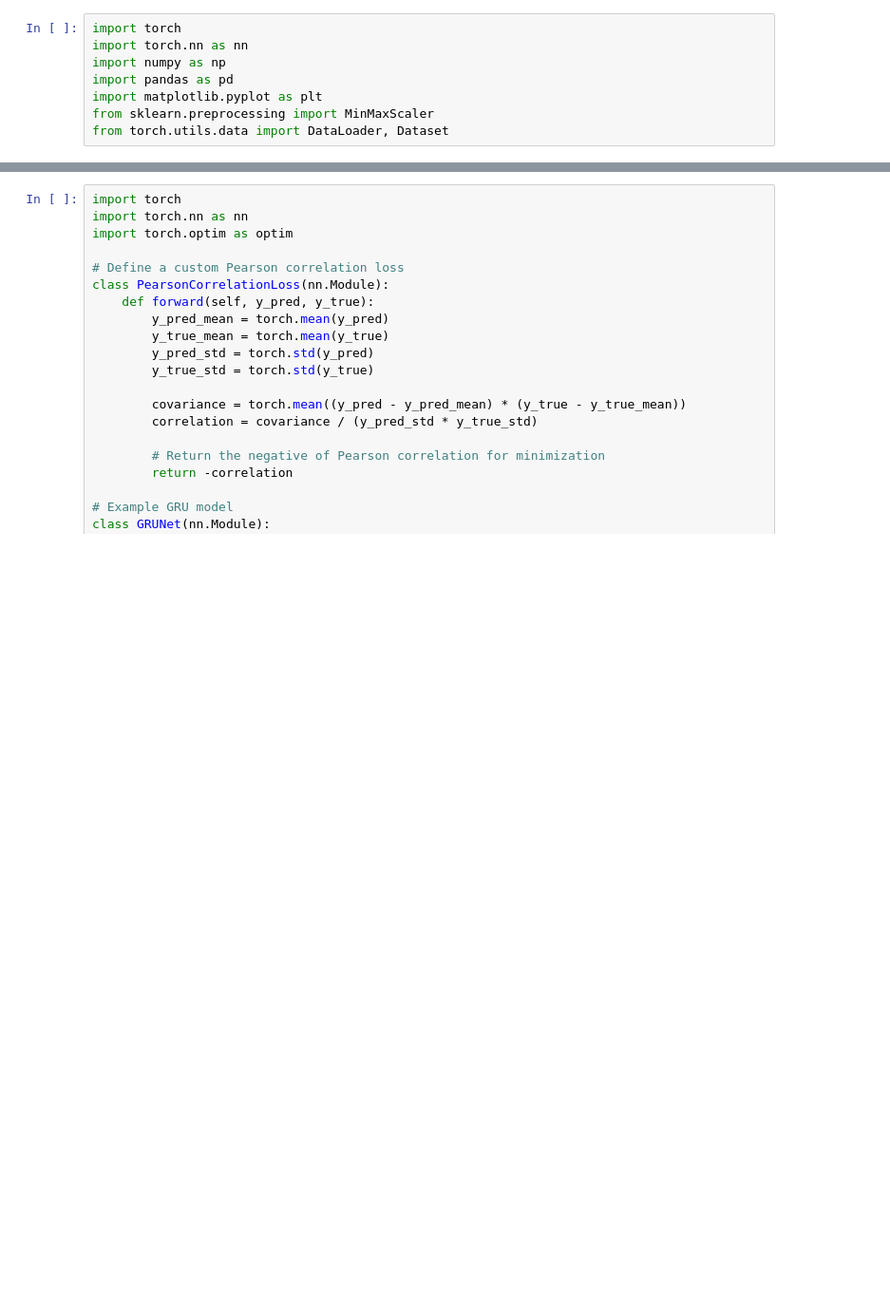
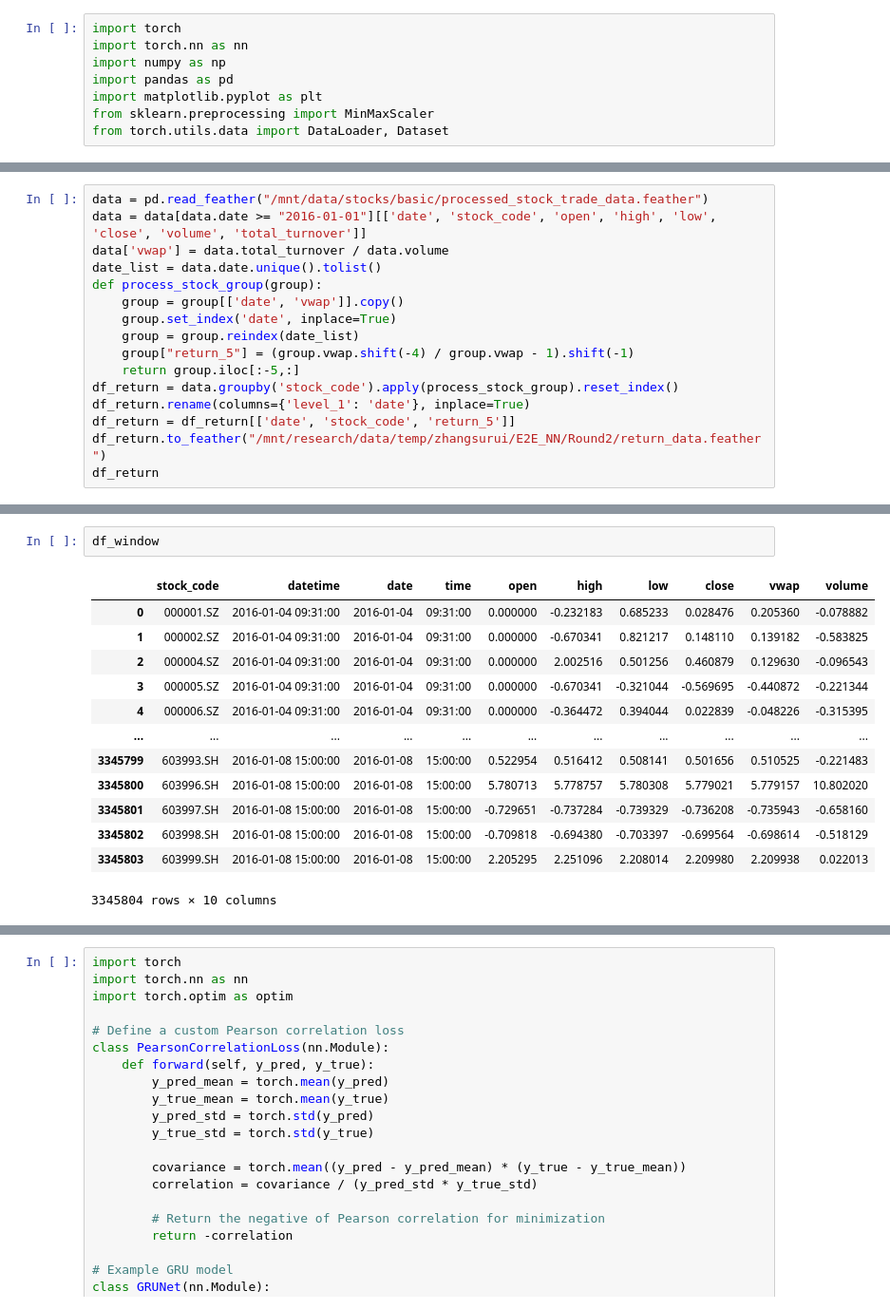
Before and after one commit to Alex-Zhang-074/Project_E2E, a Jupyter notebook: V2_GRU_model.ipynb, the cells around one changed output, grey strips where cells are left out. Shown at 95% size. Drawn from its saved outputs; the diff is of its cells as text; blank space fills up the shorter version.

Commit message:
V2 update for data loading

```diff
--- a/V2_GRU_model.ipynb
+++ b/V2_GRU_model.ipynb
@@ -36,0 +42,16 @@ api = DataAPI()
+# %%
+data = pd.read_feather("/mnt/data/stocks/basic/processed_stock_trade_data.feather")
+data = data[data.date >= "2016-01-01"][['date', 'stock_code', 'open', 'high', 'low', 'close', 'volume', 'total_turnover']]
+data['vwap'] = data.total_turnover / data.volume
+date_list = data.date.unique().tolist()
+def process_stock_group(group):
+    group = group[['date', 'vwap']].copy()
+    group.set_index('date', inplace=True)
+    group = group.reindex(date_list)
+    group["return_5"] = (group.vwap.shift(-4) / group.vwap - 1).shift(-1)
+    return group.iloc[:-5,:]
+df_return = data.groupby('stock_code').apply(process_stock_group).reset_index()
+df_return.rename(columns={'level_1': 'date'}, inplace=True)
+df_return = df_return[['date', 'stock_code', 'return_5']]
+df_return.to_feather("/mnt/research/data/temp/zhangsurui/E2E_NN/Round2/return_data.feather")
+df_return
@@ -36,0 +267,16 @@ api = DataAPI()
+# %%
+df_window
+# %% [output]
+|  | stock_code | datetime | date | time | open | high | low | close | vwap | volume |
+| 0 | 000001.SZ | 2016-01-04 09:31:00 | 2016-01-04 | 09:31:00 | 0.000000 | -0.232183 | 0.685233 | 0.028476 | 0.205360 | -0.078882 |
+| 1 | 000002.SZ | 2016-01-04 09:31:00 | 2016-01-04 | 09:31:00 | 0.000000 | -0.670341 | 0.821217 | 0.148110 | 0.139182 | -0.583825 |
+| 2 | 000004.SZ | 2016-01-04 09:31:00 | 2016-01-04 | 09:31:00 | 0.000000 | 2.002516 | 0.501256 | 0.460879 | 0.129630 | -0.096543 |
+| 3 | 000005.SZ | 2016-01-04 09:31:00 | 2016-01-04 | 09:31:00 | 0.000000 | -0.670341 | -0.321044 | -0.569695 | -0.440872 | -0.221344 |
+| 4 | 000006.SZ | 2016-01-04 09:31:00 | 2016-01-04 | 09:31:00 | 0.000000 | -0.364472 | 0.394044 | 0.022839 | -0.048226 | -0.315395 |
+| ... | ... | ... | ... | ... | ... | ... | ... | ... | ... | ... |
+| 3345799 | 603993.SH | 2016-01-08 15:00:00 | 2016-01-08 | 15:00:00 | 0.522954 | 0.516412 | 0.508141 | 0.501656 | 0.510525 | -0.221483 |
+| 3345800 | 603996.SH | 2016-01-08 15:00:00 | 2016-01-08 | 15:00:00 | 5.780713 | 5.778757 | 5.780308 | 5.779021 | 5.779157 | 10.802020 |
+| 3345801 | 603997.SH | 2016-01-08 15:00:00 | 2016-01-08 | 15:00:00 | -0.729651 | -0.737284 | -0.739329 | -0.736208 | -0.735943 | -0.658160 |
+| 3345802 | 603998.SH | 2016-01-08 15:00:00 | 2016-01-08 | 15:00:00 | -0.709818 | -0.694380 | -0.703397 | -0.699564 | -0.698614 | -0.518129 |
+| 3345803 | 603999.SH | 2016-01-08 15:00:00 | 2016-01-08 | 15:00:00 | 2.205295 | 2.251096 | 2.208014 | 2.209980 | 2.209938 | 0.022013 |
+3345804 rows × 10 columns
```
Also changed, not shown: parts of 6 cells of this notebook, 2 other files.
